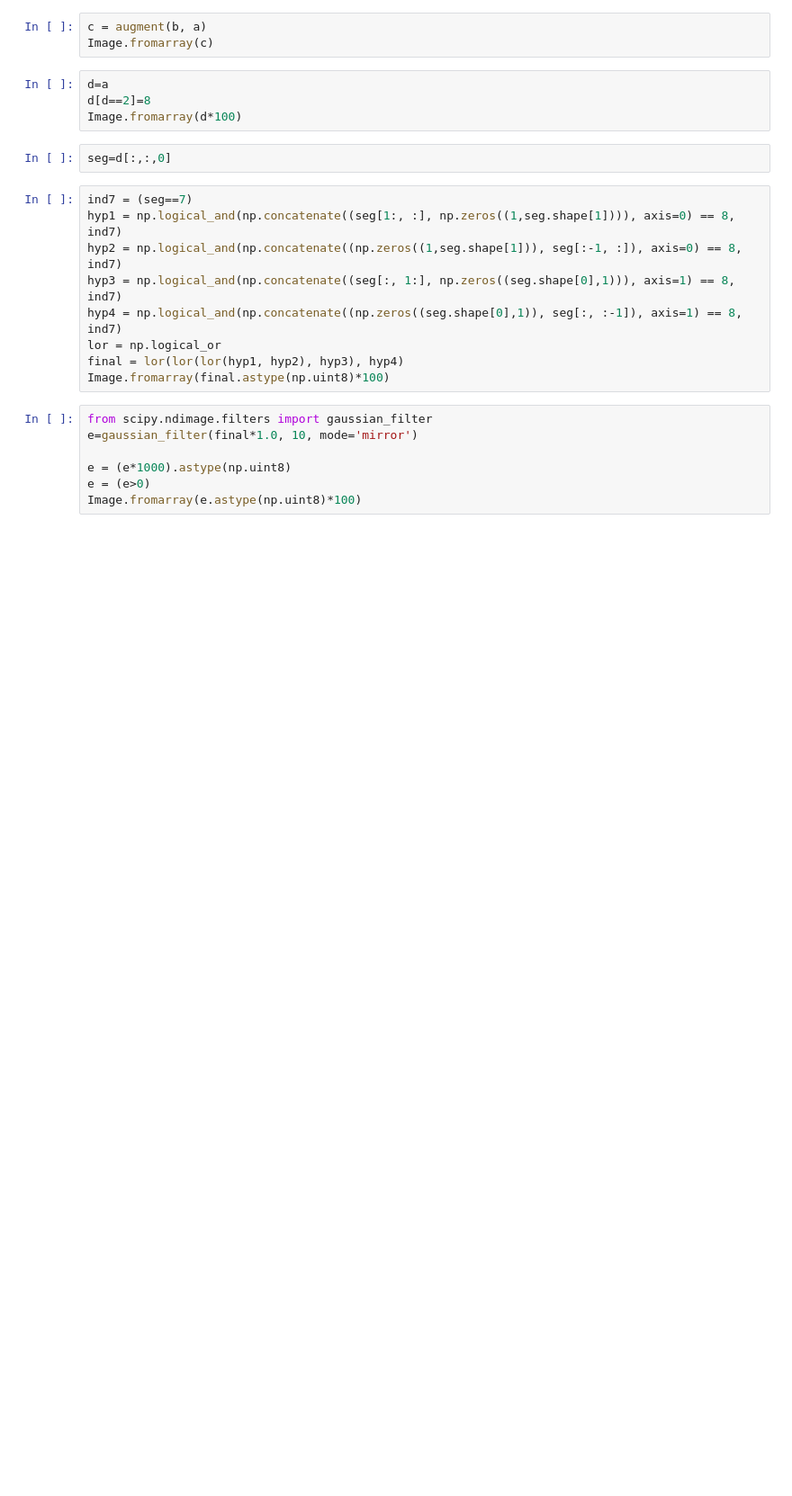
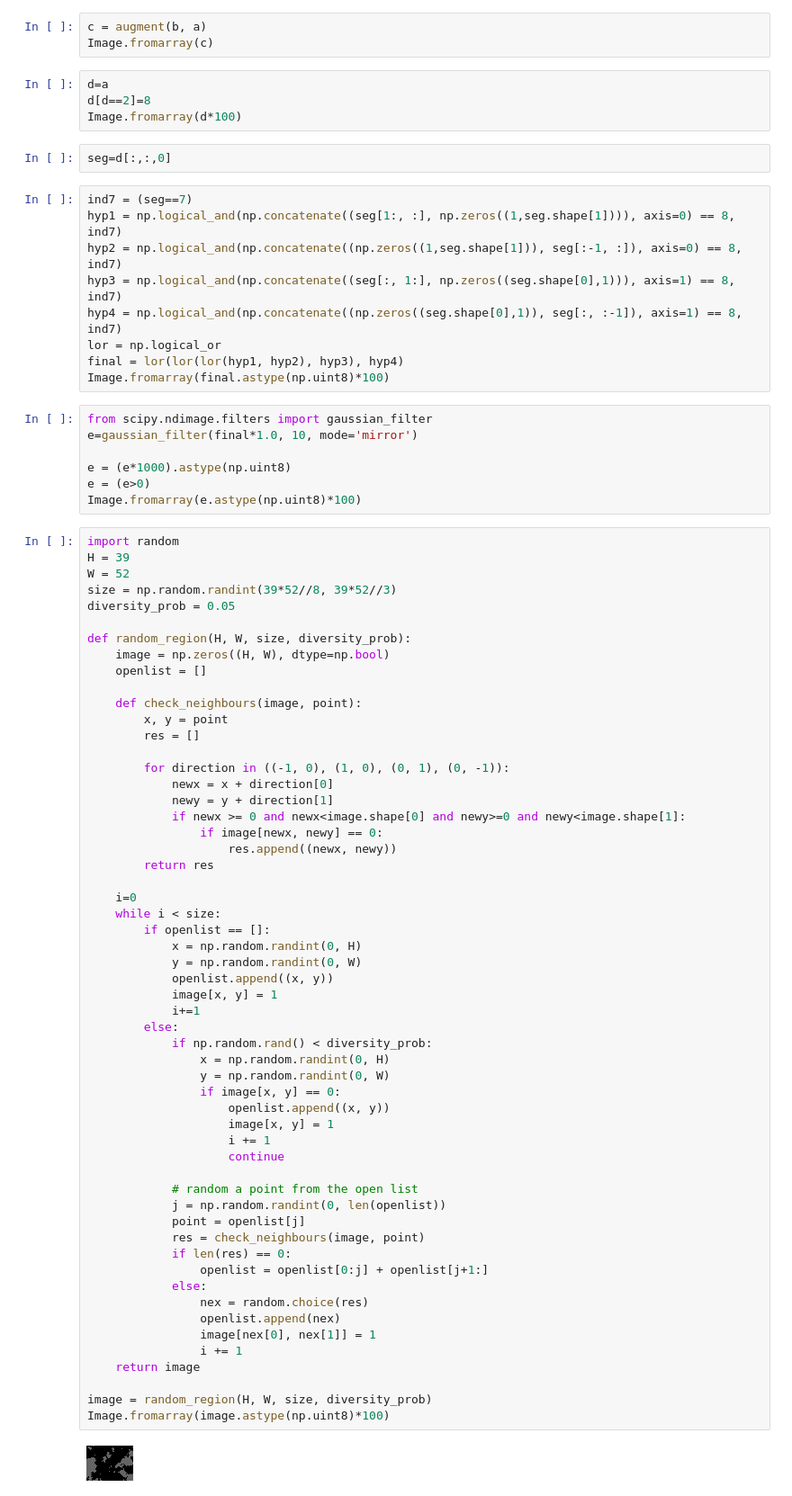
Before and after one commit to gy20073/CIL_modular, a Jupyter notebook: test.ipynb, the cells around one changed output. Shown: that part at 90% size. Drawn from its saved outputs; the diff is of its cells as text; blank space fills up the shorter version.

Commit message:
add the random region noise

```diff
--- a/test.ipynb
+++ b/test.ipynb
@@ -692,3 +692,61 @@ e=gaussian_filter(final*1.0, 10, mode='mirror')
 e = (e*1000).astype(np.uint8)
 e = (e>0)
 Image.fromarray(e.astype(np.uint8)*100)
+# %%
+import random
+H = 39
+W = 52
+size = np.random.randint(39*52//8, 39*52//3)
+diversity_prob = 0.05
+
+def random_region(H, W, size, diversity_prob):
+    image = np.zeros((H, W), dtype=np.bool)
+    openlist = []
+
+    def check_neighbours(image, point):
+        x, y = point
+        res = []
+
+        for direction in ((-1, 0), (1, 0), (0, 1), (0, -1)):
+            newx = x + direction[0]
+            newy = y + direction[1]
+            if newx >= 0 and newx<image.shape[0] and newy>=0 and newy<image.shape[1]:
+                if image[newx, newy] == 0:
+                    res.append((newx, newy))
+        return res
+
+    i=0
+    while i < size:
+        if openlist == []:
+            x = np.random.randint(0, H)
+            y = np.random.randint(0, W)
+            openlist.append((x, y))
+            image[x, y] = 1
+            i+=1
+        else:
+            if np.random.rand() < diversity_prob:
+                x = np.random.randint(0, H)
+                y = np.random.randint(0, W)
+                if image[x, y] == 0:
+                    openlist.append((x, y))
+                    image[x, y] = 1
+                    i += 1
+                    continue
+
+            # random a point from the open list
+            j = np.random.randint(0, len(openlist))
+            point = openlist[j]
+            res = check_neighbours(image, point)
+            if len(res) == 0:
+                openlist = openlist[0:j] + openlist[j+1:]
+            else:
+                nex = random.choice(res)
+                openlist.append(nex)
+                image[nex[0], nex[1]] = 1
+                i += 1
+    return image
+
+image = random_region(H, W, size, diversity_prob)
+Image.fromarray(image.astype(np.uint8)*100)
+# %% [output]
+[figure, added]
```
Also changed, not shown: parts of 1 cell of this notebook, 4 other files.
